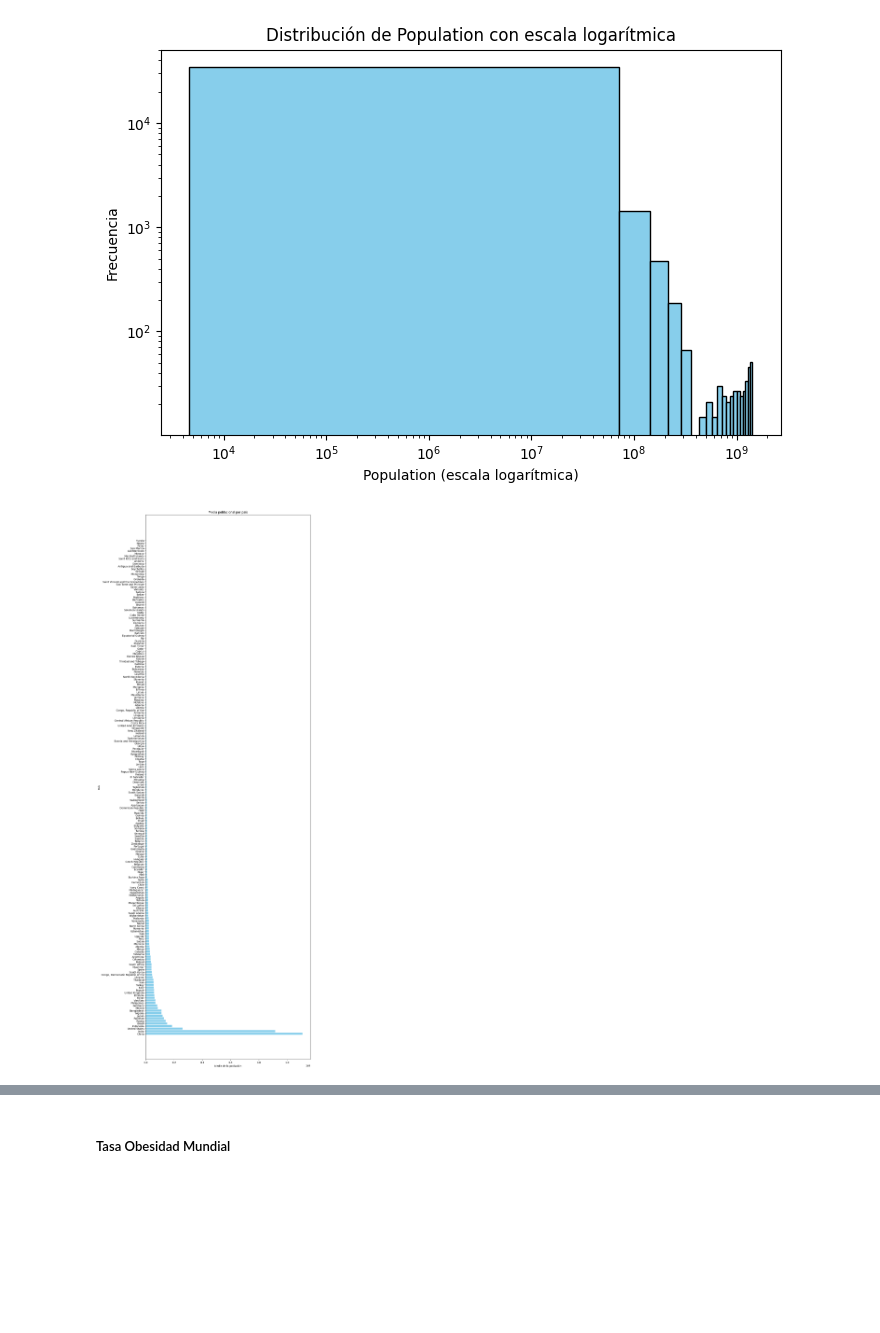
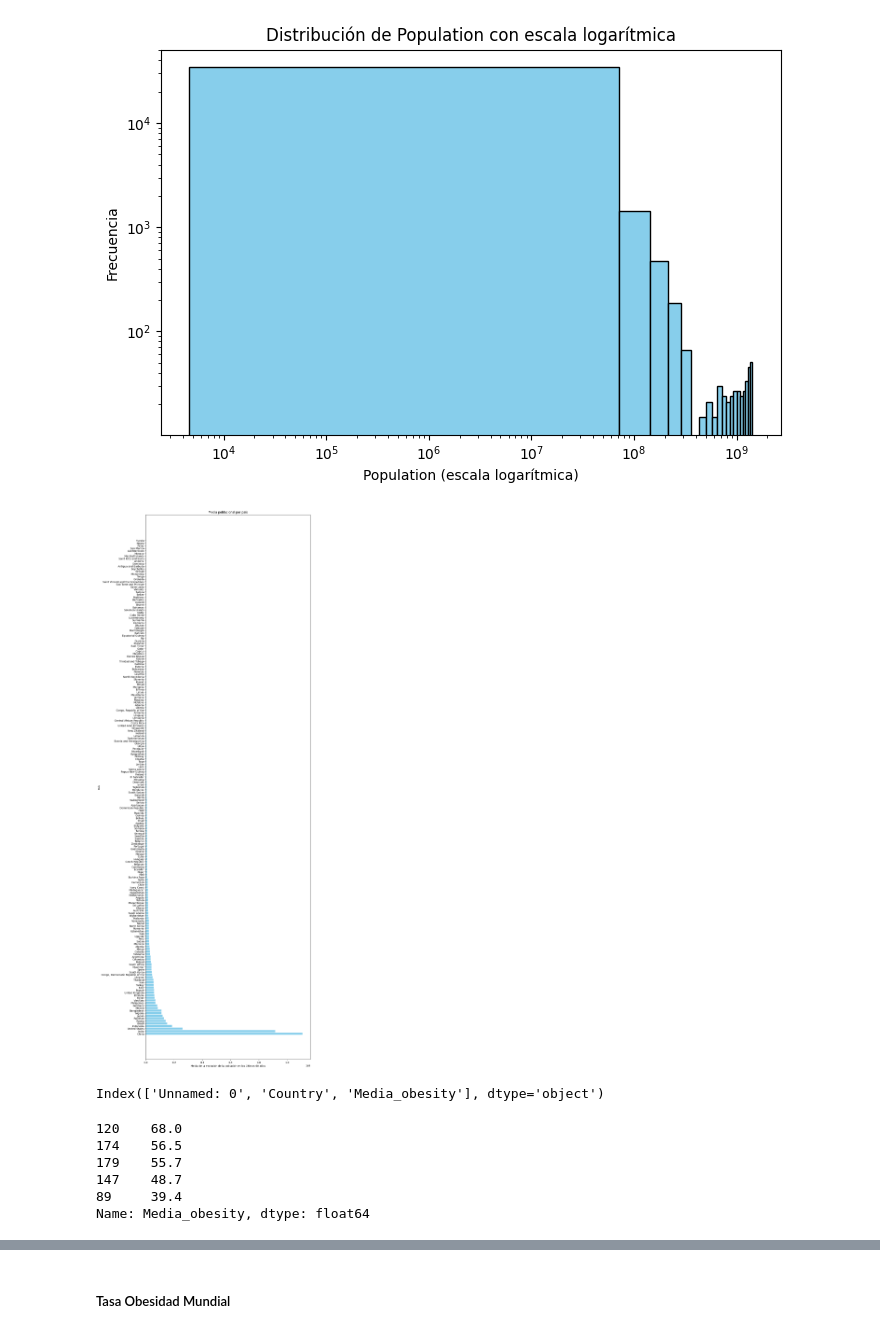
Before and after one commit to MouraAnalyst/EDA_Corr_tranning, a Jupyter notebook: EspVida_vs_Obesid.ipynb, the cells around one changed output, grey strips where cells are left out. Saved outputs shown, nothing was run; the diff lists cells and outputs as text; code cells hidden in the pictures; blank space fills up the shorter version.

```diff
--- a/EspVida_vs_Obesid.ipynb
+++ b/EspVida_vs_Obesid.ipynb
@@ -655,11 +658,24 @@ fig.show()
 # %%
 df_media_popu_sorted = df_media_popu.sort_values(by="Media_populacion", ascending=False)
 
 plt.figure(figsize=(12, 40))
 plt.barh(df_media_popu_sorted['Country'], df_media_popu_sorted['Media_populacion'], color='skyblue')
 plt.title('Media poblacional por país')
-plt.xlabel('Media de la población')
+plt.xlabel('Media de la evolución de la población en los últimos 60 años')
 plt.ylabel('País')
 plt.show()
 # %% [output]
-[figure, old version]
+[figure, new version]
+# %%
+df_media_obesity.columns
+# %% [output]
+Index(['Unnamed: 0', 'Country', 'Media_obesity'], dtype='object')
+# %%
+df_media_obesity['Media_obesity'].sort_values(ascending=False).head()
+# %% [output]
+120    68.0
+174    56.5
+179    55.7
+147    48.7
+89     39.4
+Name: Media_obesity, dtype: float64
```
Also changed, not shown: parts of 19 cells of this notebook, 6 other files.
